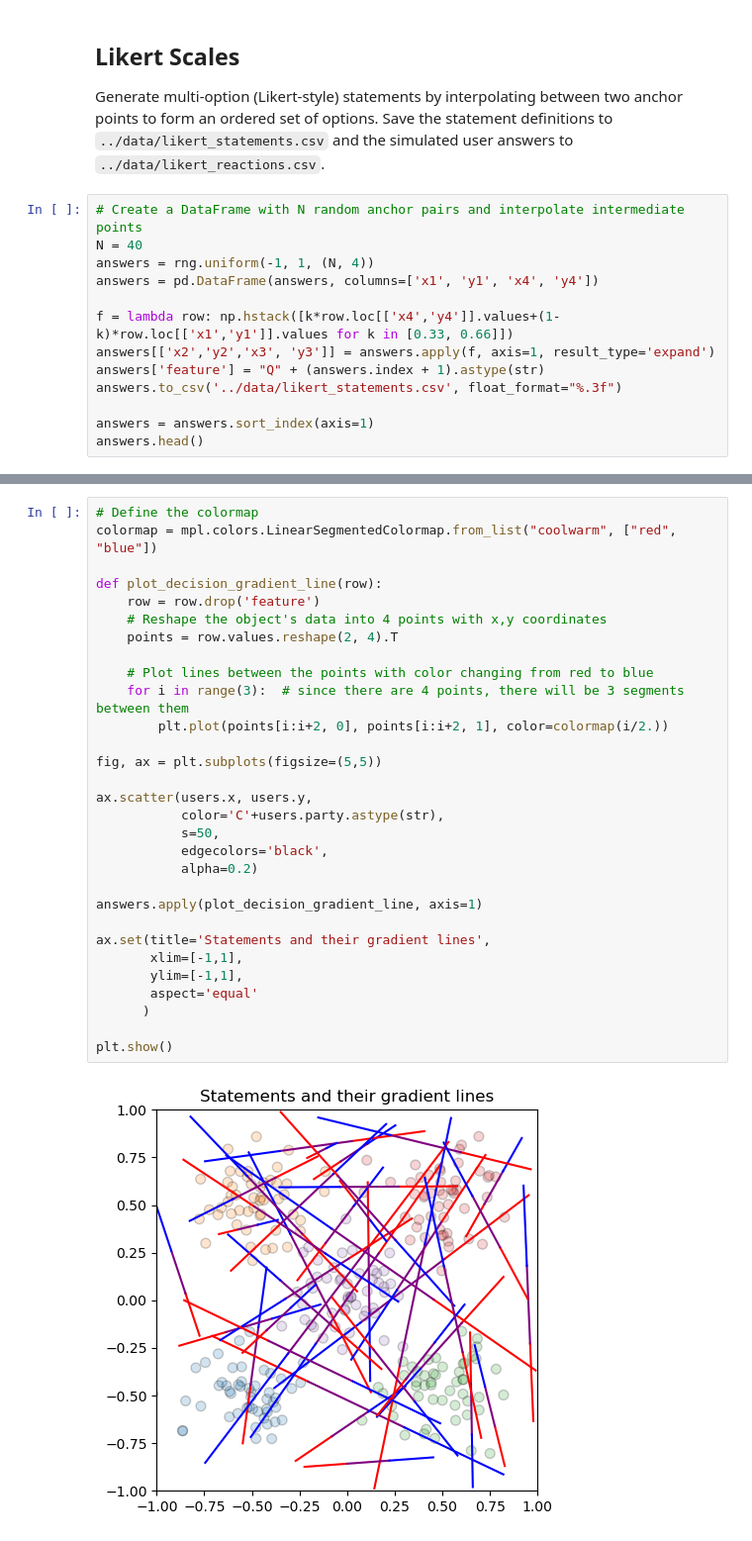
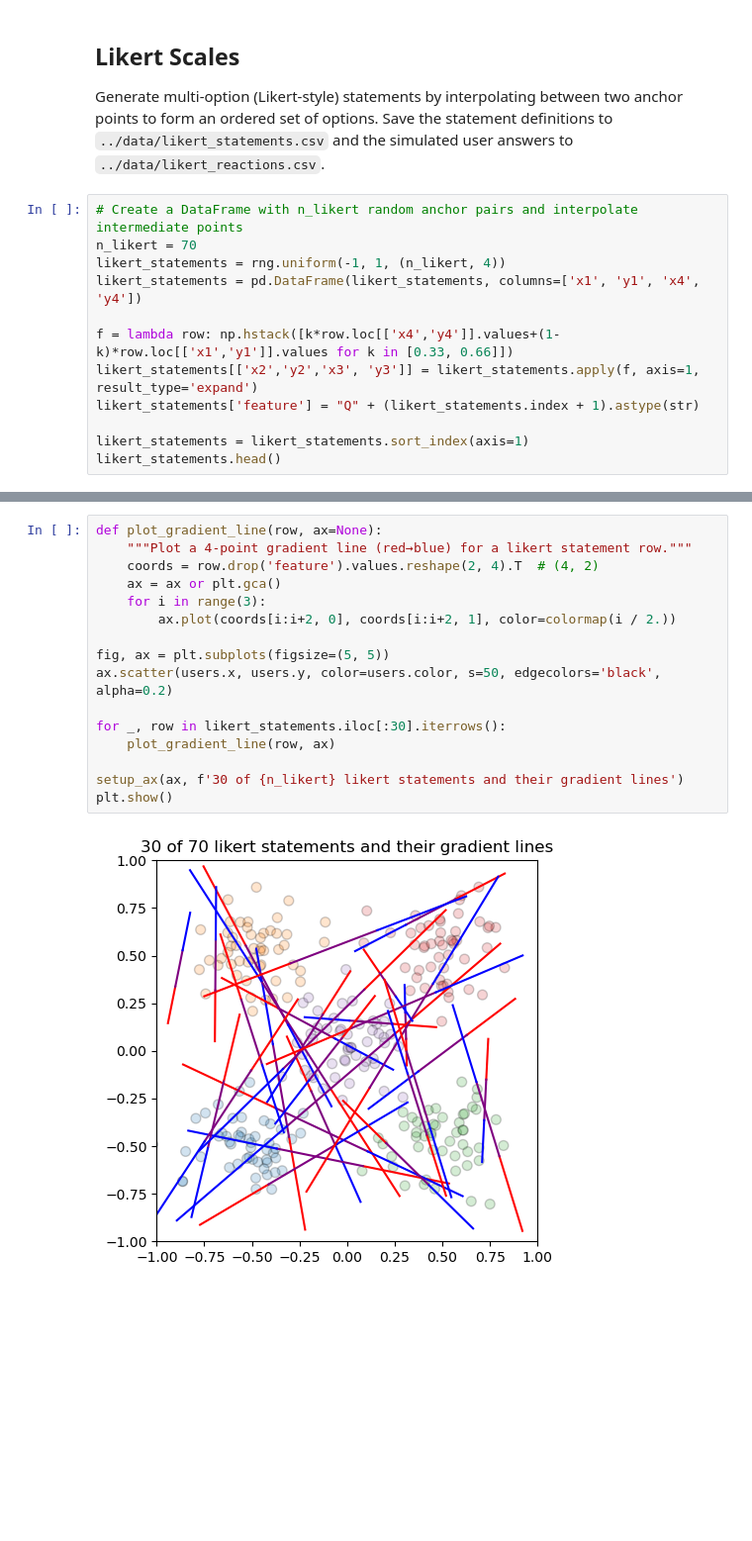
Before and after one commit to fsvbach/IXPLORE, a Jupyter notebook: notebooks/simulation.ipynb, the cells around one changed output, grey strips where cells are left out. Shown at 99% size. Drawn from its saved outputs; the diff is of its cells as text; blank space fills up the shorter version.

```diff
--- a/notebooks/simulation.ipynb
+++ b/notebooks/simulation.ipynb
@@ -204,17 +183,16 @@ plot_feature(3)
 Generate multi-option (Likert-style) statements by interpolating between two anchor points to form an ordered set of options.
 Save the statement definitions to `../data/likert_statements.csv` and the simulated user answers to `../data/likert_reactions.csv`.
 # %%
-# Create a DataFrame with N random anchor pairs and interpolate intermediate points
-N = 40
-answers = rng.uniform(-1, 1, (N, 4))
-answers = pd.DataFrame(answers, columns=['x1', 'y1', 'x4', 'y4'])
+# Create a DataFrame with n_likert random anchor pairs and interpolate intermediate points
+n_likert = 70
+likert_statements = rng.uniform(-1, 1, (n_likert, 4))
+likert_statements = pd.DataFrame(likert_statements, columns=['x1', 'y1', 'x4', 'y4'])
 
 f = lambda row: np.hstack([k*row.loc[['x4','y4']].values+(1-k)*row.loc[['x1','y1']].values for k in [0.33, 0.66]])
-answers[['x2','y2','x3', 'y3']] = answers.apply(f, axis=1, result_type='expand')
-answers['feature'] = "Q" + (answers.index + 1).astype(str)
-answers.to_csv('../data/likert_statements.csv', float_format="%.3f")
+likert_statements[['x2','y2','x3', 'y3']] = likert_statements.apply(f, axis=1, result_type='expand')
+likert_statements['feature'] = "Q" + (likert_statements.index + 1).astype(str)
 
-answers = answers.sort_index(axis=1)
-answers.head()
+likert_statements = likert_statements.sort_index(axis=1)
+likert_statements.head()
 # %% [output]
 |  | feature | x1 | x2 | x3 | x4 | y1 | y2 | y3 | y4 |
@@ -226,35 +204,21 @@ answers.head()
 # %%
-# Define the colormap
-colormap = mpl.colors.LinearSegmentedColormap.from_list("coolwarm", ["red", "blue"])
+def plot_gradient_line(row, ax=None):
+    """Plot a 4-point gradient line (red→blue) for a likert statement row."""
+    coords = row.drop('feature').values.reshape(2, 4).T  # (4, 2)
+    ax = ax or plt.gca()
+    for i in range(3):
+        ax.plot(coords[i:i+2, 0], coords[i:i+2, 1], color=colormap(i / 2.))
 
-def plot_decision_gradient_line(row):
-    row = row.drop('feature')
-    # Reshape the object's data into 4 points with x,y coordinates
-    points = row.values.reshape(2, 4).T
+fig, ax = plt.subplots(figsize=(5, 5))
+ax.scatter(users.x, users.y, color=users.color, s=50, edgecolors='black', alpha=0.2)
 
-    # Plot lines between the points with color changing from red to blue
-    for i in range(3):  # since there are 4 points, there will be 3 segments between them
-        plt.plot(points[i:i+2, 0], points[i:i+2, 1], color=colormap(i/2.))
+for _, row in likert_statements.iloc[:30].iterrows():
+    plot_gradient_line(row, ax)
 
-fig, ax = plt.subplots(figsize=(5,5))
-
-ax.scatter(users.x, users.y,
-           color='C'+users.party.astype(str),
-           s=50,
-           edgecolors='black',
-           alpha=0.2)
-
-answers.apply(plot_decision_gradient_line, axis=1)
-
-ax.set(title='Statements and their gradient lines',
-       xlim=[-1,1],
-       ylim=[-1,1],
-       aspect='equal'
-      )
-
+setup_ax(ax, f'30 of {n_likert} likert statements and their gradient lines')
 plt.show()
 # %% [output]
-[figure, old version]
+[figure, new version]
 # %%
 options = []
 
```
Also changed, not shown: parts of 21 cells of this notebook, 20 other files.
